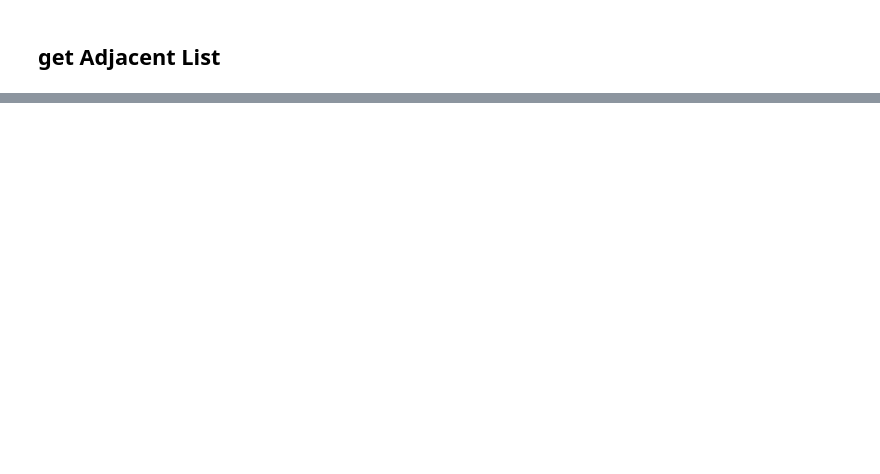
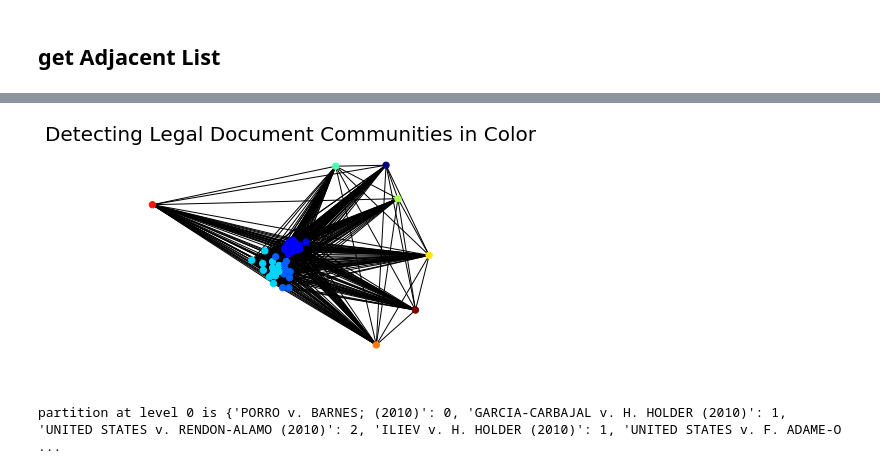
Before and after one commit to 305kev/Capstone_Proposal, a Jupyter notebook: notebooks/Graphing.ipynb, the cells around one changed output, grey strips where cells are left out. Cells and saved outputs as stored; diff of their text form; code cells hidden in the pictures; blank space fills up the shorter version.

```diff
--- a/notebooks/Graphing.ipynb
+++ b/notebooks/Graphing.ipynb
@@ -716,0 +700,16 @@ set()
+# %%
+### Detecting Communities in Color
+parts = community.best_partition(g)
+values = [parts.get(node) for node in g.nodes()]
+plt.axis("off")
+plt.title('Detecting Legal Document Communities in Color', fontsize=20)
+nx.draw_networkx(g, pos = spring_pos, cmap = plt.get_cmap("jet"), node_color = values, node_size = 40, with_labels = False)
+# %% [output]
+[figure, added]
+# %%
+### Dendogram -- what's it for?? Hiearchical Clustering... but, for what?
+dendo = community.generate_dendrogram(g, weight='weight')
+for level in range(len(dendo) - 1):
+    print("partition at level", level, "is", community.partition_at_level(dendo, level))
+# %% [output]
+partition at level 0 is {'PORRO v. BARNES; (2010)': 0, 'GARCIA-CARBAJAL v. H. HOLDER (2010)': 1, 'UNITED STATES v. RENDON-ALAMO (2010)': 2, 'ILIEV v. H. HOLDER (2010)': 1, 'UNITED STATES v. F. ADAME-O ...
```
Also changed, not shown: parts of 14 cells of this notebook, 4 other files.
